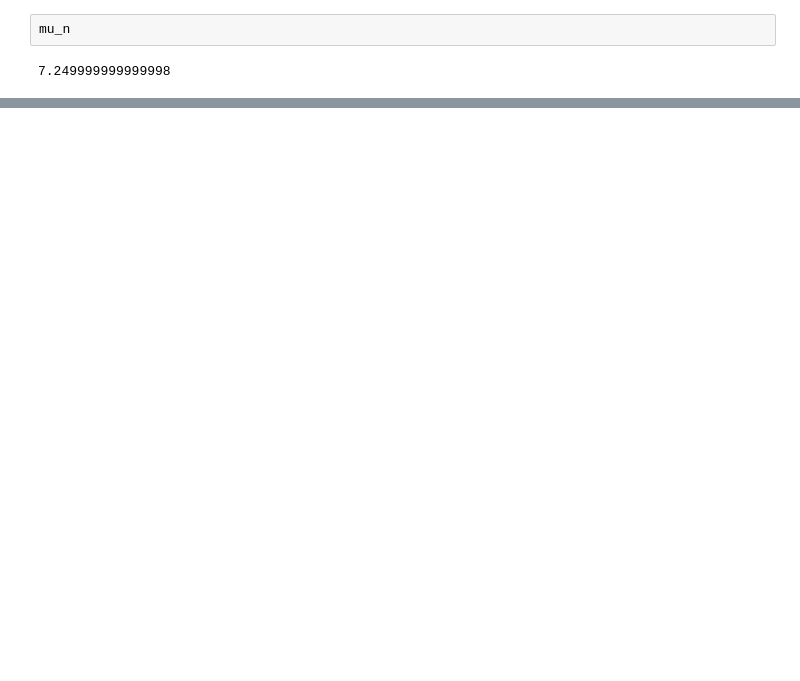
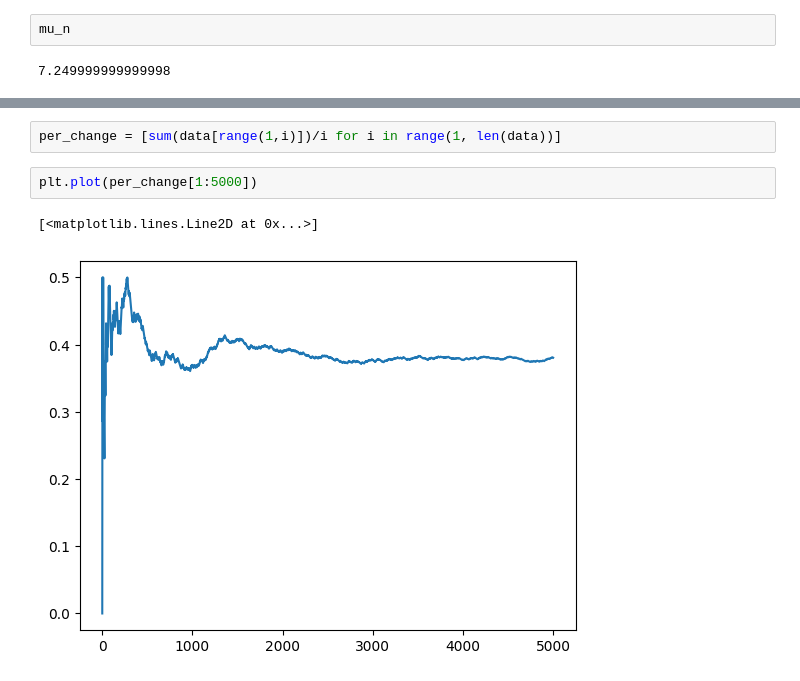
Before and after one commit to zcaiElvis/LMH_HOPPL, a Jupyter notebook: notebooks/homework_6.ipynb, the cells around one changed output, grey strips where cells are left out. Cells and saved outputs as stored; diff of their text form; blank space fills up the shorter version.

```diff
--- a/notebooks/homework_6.ipynb
+++ b/notebooks/homework_6.ipynb
@@ -168,0 +184,7 @@ sum(data)/len(data)
+# %%
+per_change = [sum(data[range(1,i)])/i for i in range(1, len(data))]
+# %%
+plt.plot(per_change[1:5000])
+# %% [output]
+[<matplotlib.lines.Line2D at 0x...>]
+[figure, added]
```
Also changed, not shown: parts of 12 cells of this notebook, 2 other files.
